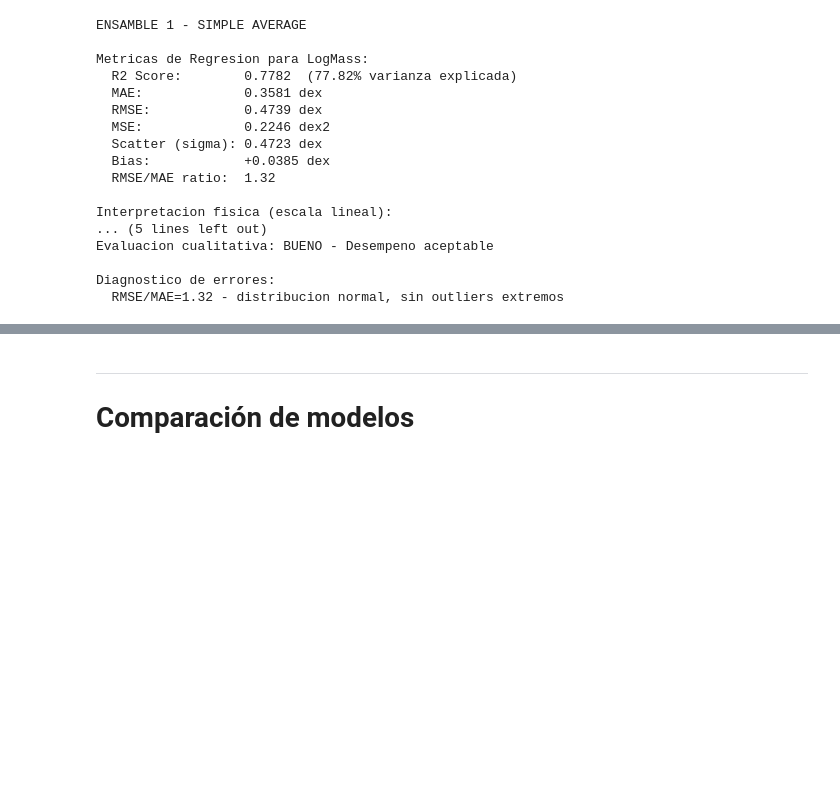
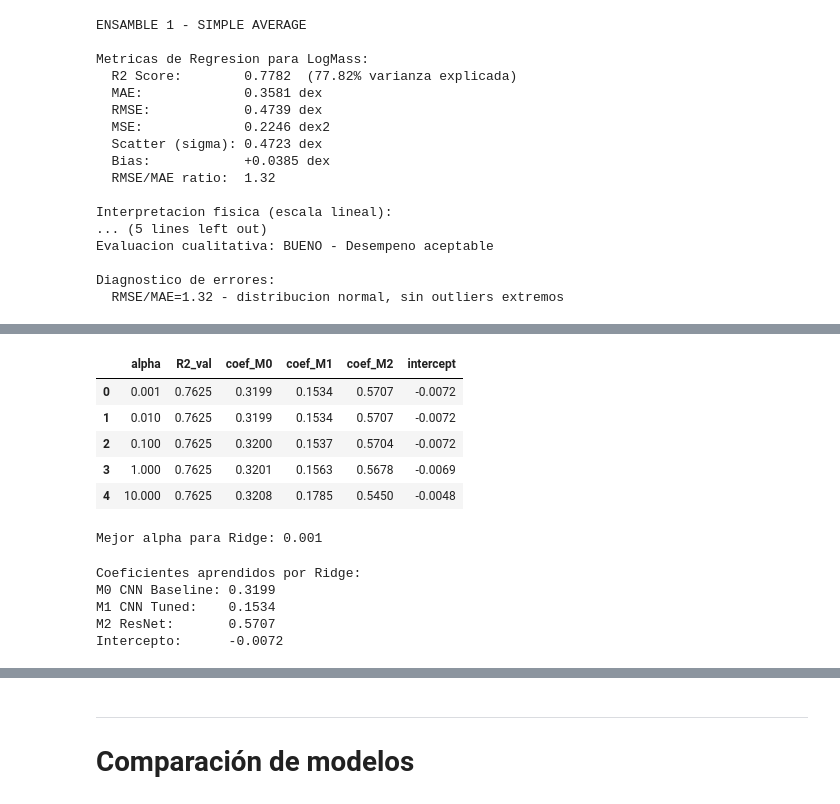
Before and after one commit to GusMorales14/Avance5.-61, a Jupyter notebook: Avance5.61.ipynb, the cells around one changed output, grey strips where cells are left out. Cells and saved outputs as stored; diff of their text form; code cells hidden in the pictures; blank space fills up the shorter version.

```diff
--- a/Avance5.61.ipynb
+++ b/Avance5.61.ipynb
@@ -631,0 +874,72 @@ ___
+# %%
+# ENSAMBLE 4: STACKING CON RIDGE REGRESSION
+
+from sklearn.linear_model import Ridge
+
+#Construir matriz de entrada para el meta-modelo
+X_meta_val = np.column_stack([
+    y_pred_val_m0,  # CNN Baseline
+    y_pred_val_m1,  # CNN Tuned
+    y_pred_val_m2   # ResNet Custom
+])
+
+y_meta_val = y_val
+
+# Buscando el mejor valor alpha
+alphas = [0.001, 0.01, 0.1, 1.0, 10.0]
+
+ridge_results = []
+
+for alpha in alphas:
+    ridge_model = Ridge(alpha=alpha)
+
+    ridge_model.fit(X_meta_val, y_meta_val)
+
+    y_pred_val_ridge = ridge_model.predict(X_meta_val)
+
+    ridge_results.append({
+        "alpha": alpha,
+        "R2_val": r2_score(y_meta_val, y_pred_val_ridge),
+        "coef_M0": ridge_model.coef_[0],
+        "coef_M1": ridge_model.coef_[1],
+        "coef_M2": ridge_model.coef_[2],
+        "intercept": ridge_model.intercept_
+    })
+
+ridge_results_df = pd.DataFrame(ridge_results)
+ridge_results_df.sort_values("R2_val", ascending=False)
+# %% [output]
+|  | alpha | R2_val | coef_M0 | coef_M1 | coef_M2 | intercept |
+| 0 | 0.001 | 0.7625 | 0.3199 | 0.1534 | 0.5707 | -0.0072 |
+| 1 | 0.010 | 0.7625 | 0.3199 | 0.1534 | 0.5707 | -0.0072 |
+| 2 | 0.100 | 0.7625 | 0.3200 | 0.1537 | 0.5704 | -0.0072 |
+| 3 | 1.000 | 0.7625 | 0.3201 | 0.1563 | 0.5678 | -0.0069 |
+| 4 | 10.000 | 0.7625 | 0.3208 | 0.1785 | 0.5450 | -0.0048 |
+# %%
+#Seleccionar mejor alpha según R2 en validación
+
+best_alpha = ridge_results_df.sort_values(
+    "R2_val",
+    ascending=False
+).iloc[0]["alpha"]
+
+print(f"Mejor alpha para Ridge: {best_alpha}")
+# %% [output]
+Mejor alpha para Ridge: 0.001
+# %%
+#Entrenar Ridge con el mejor alpha
+
+meta_ridge = Ridge(alpha=best_alpha)
+meta_ridge.fit(X_meta_val, y_meta_val)
+
+print("Coeficientes aprendidos por Ridge:")
+print(f"M0 CNN Baseline: {meta_ridge.coef_[0]:.4f}")
+print(f"M1 CNN Tuned:    {meta_ridge.coef_[1]:.4f}")
+print(f"M2 ResNet:       {meta_ridge.coef_[2]:.4f}")
+print(f"Intercepto:      {meta_ridge.intercept_:.4f}")
+# %% [output]
+Coeficientes aprendidos por Ridge:
+M0 CNN Baseline: 0.3199
+M1 CNN Tuned:    0.1534
+M2 ResNet:       0.5707
+Intercepto:      -0.0072
```
Also changed, not shown: parts of 30 cells of this notebook.
